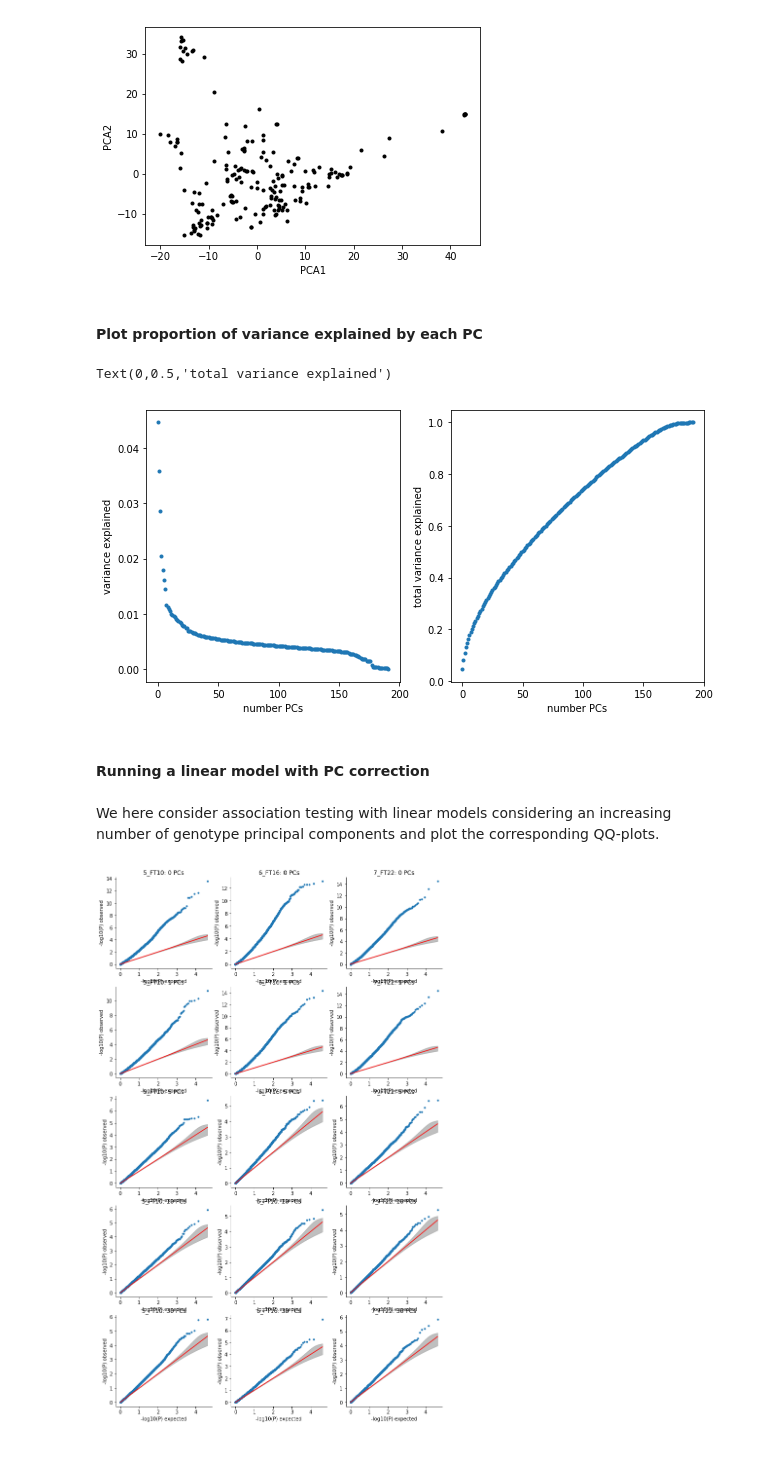
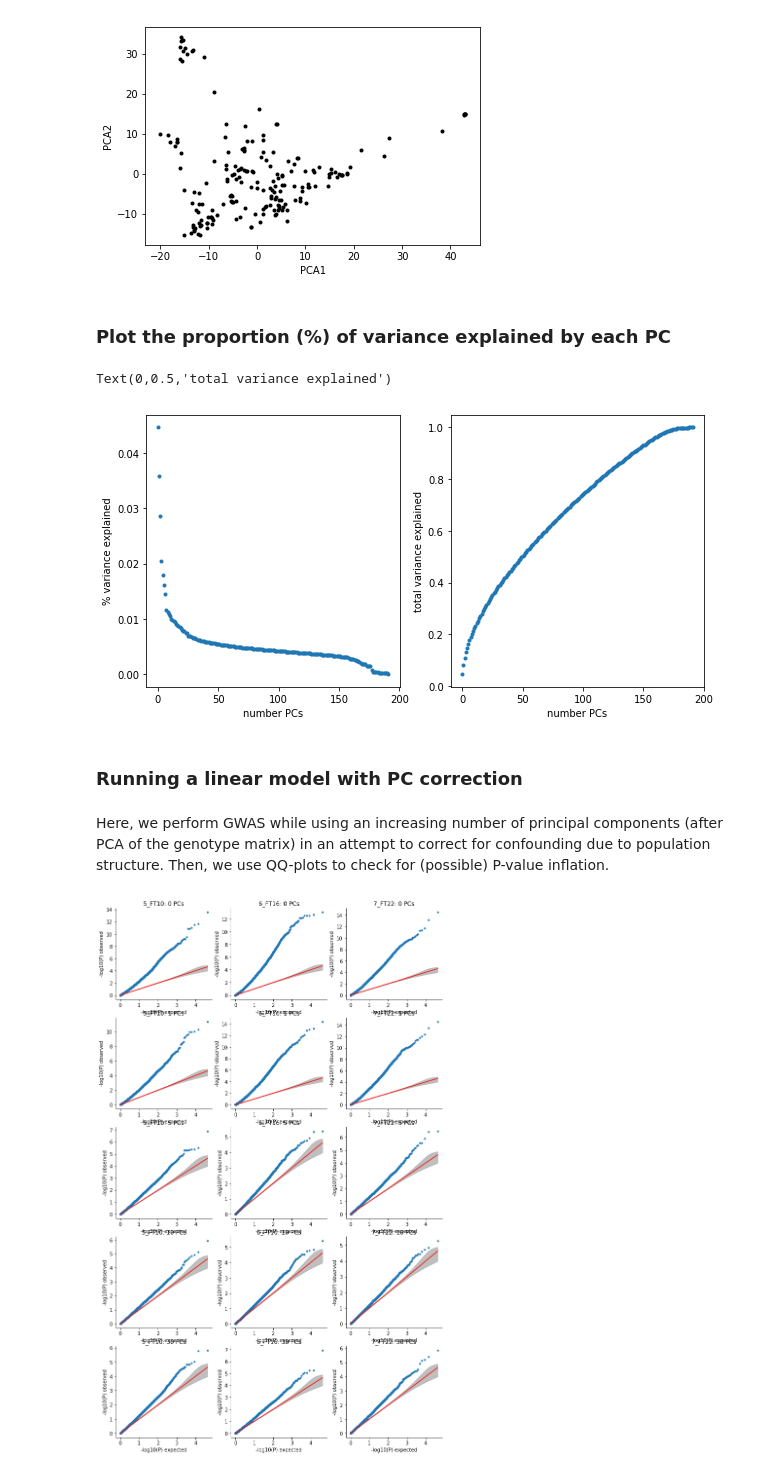
Before and after one commit to timeu/gwas-lecture, a Jupyter notebook: Lecture-2-Linear-Mixed-Model.ipynb, the cells around one changed output. Cells and saved outputs as stored; diff of their text form; code cells hidden in the pictures.

```diff
--- a/Lecture-2-Linear-Mixed-Model.ipynb
+++ b/Lecture-2-Linear-Mixed-Model.ipynb
@@ -200,25 +215,25 @@ pl.ylabel('PCA2')
 Text(0,0.5,'PCA2')
 [figure]
 # %% [markdown]
-#### Plot proportion of variance explained by each PC
+### Plot the proportion (%) of variance explained by each PC
 # %%
 pl.figure(figsize=(10,5))
 pl.subplot(1,2,1)
-pl.plot(pc.explained_variance_ratio_,".")
+pl.plot(pc.explained_variance_ratio_, ".")
 pl.xlabel("number PCs")
-pl.ylabel("variance explained")
+pl.ylabel("% variance explained")
 
 pl.subplot(1,2,2)
-pl.plot(pc.explained_variance_ratio_.cumsum(),".")
+pl.plot(pc.explained_variance_ratio_.cumsum(), ".")
 pl.xlabel("number PCs")
 pl.ylabel("total variance explained")
 # %% [output]
 Text(0,0.5,'total variance explained')
-[figure, old version]
+[figure, new version]
 # %% [markdown]
-#### Running a linear model with PC correction
+### Running a linear model with PC correction
-# %% [markdown]
-We here consider association testing with linear models considering an increasing number of genotype principal components and plot the corresponding QQ-plots.
+# %% [markdown]
+Here, we perform GWAS while using an increasing number of principal components (after PCA of the genotype matrix) in an attempt to correct for confounding due to population structure. Then, we use QQ-plots to check for (possible) P-value inflation.
 # %%
 covs_with_pcs = sp.concatenate([sp.ones([snps.shape[0],1]),pc_snps],axis=1)
 n_components = [0,1,5,10,30]
```
Also changed, not shown: parts of 25 cells of this notebook.
